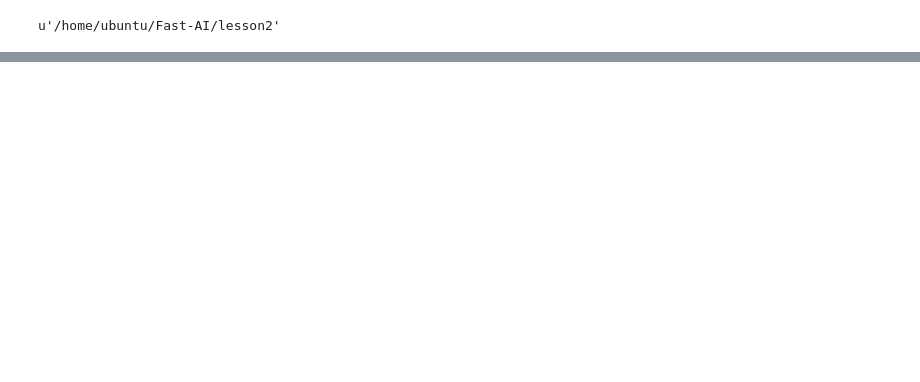
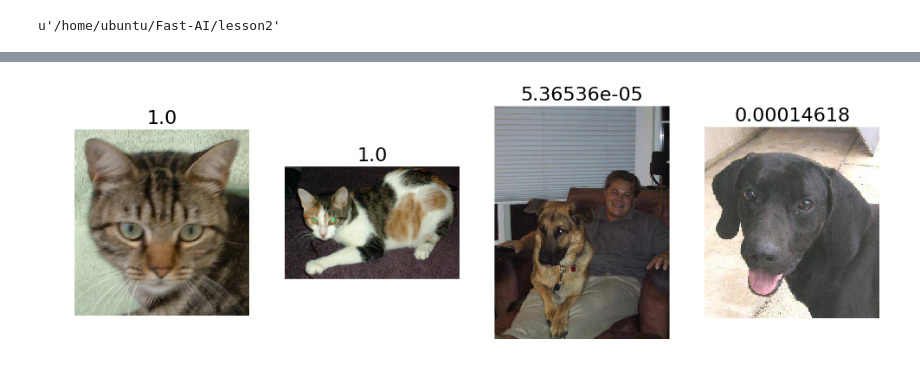
Before and after one commit to vedanalytics/Fasi-AI, a Jupyter notebook: lesson2/cats_dogs_kaggle.ipynb, the cells around one changed output, grey strips where cells are left out. Cells and saved outputs as stored; diff of their text form; code cells hidden in the pictures; blank space fills up the shorter version.

```diff
--- a/lesson2/cats_dogs_kaggle.ipynb
+++ b/lesson2/cats_dogs_kaggle.ipynb
@@ -27,0 +175,20 @@ ImportError: No module named utils
+# %%
+preds = lm.predict_classes(val_features,batch_size=batch_size)
+probs = lm.predict_proba(val_features,batch_size=batch_size)[:,0]
+print(probs)
+# %%
+#Get filenames for the batches
+filenames = val_batches.filenames
+# %%
+#Setting number of images to visualize for each subset
+n_view = 4
+# %%
+def plots_idx(idx, titles=None):
+    plots([image.load_img(path + 'valid/' + filenames[i]) for i in idx], titles=titles)
+# %%
+#1. A few correct labels at random
+correct = np.where(preds==val_labels[:,1])[0]
+idx = permutation(correct)[:n_view]
+plots_idx(idx, probs[idx])
+# %% [output]
+[figure, added]
```
Also changed, not shown: parts of 54 cells of this notebook, 6 other files.
